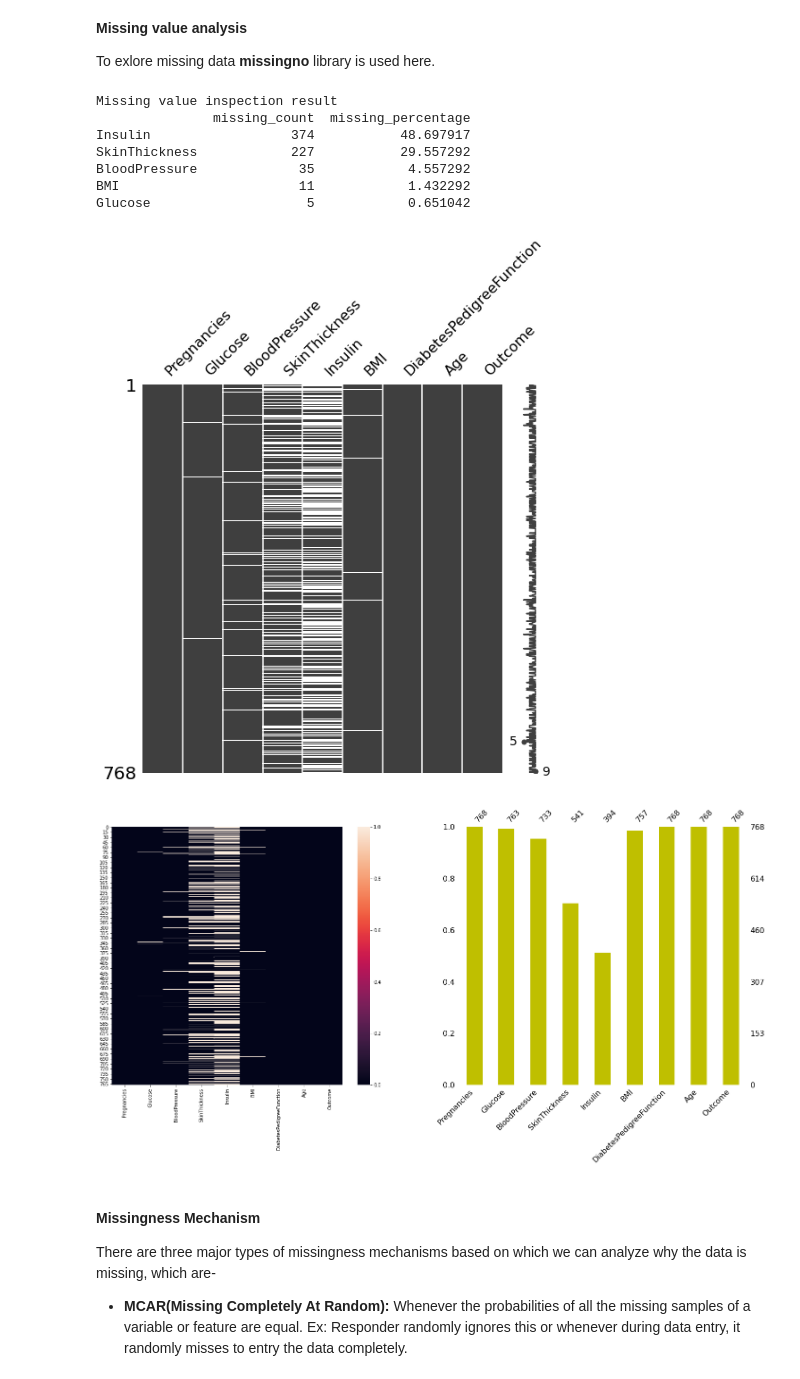
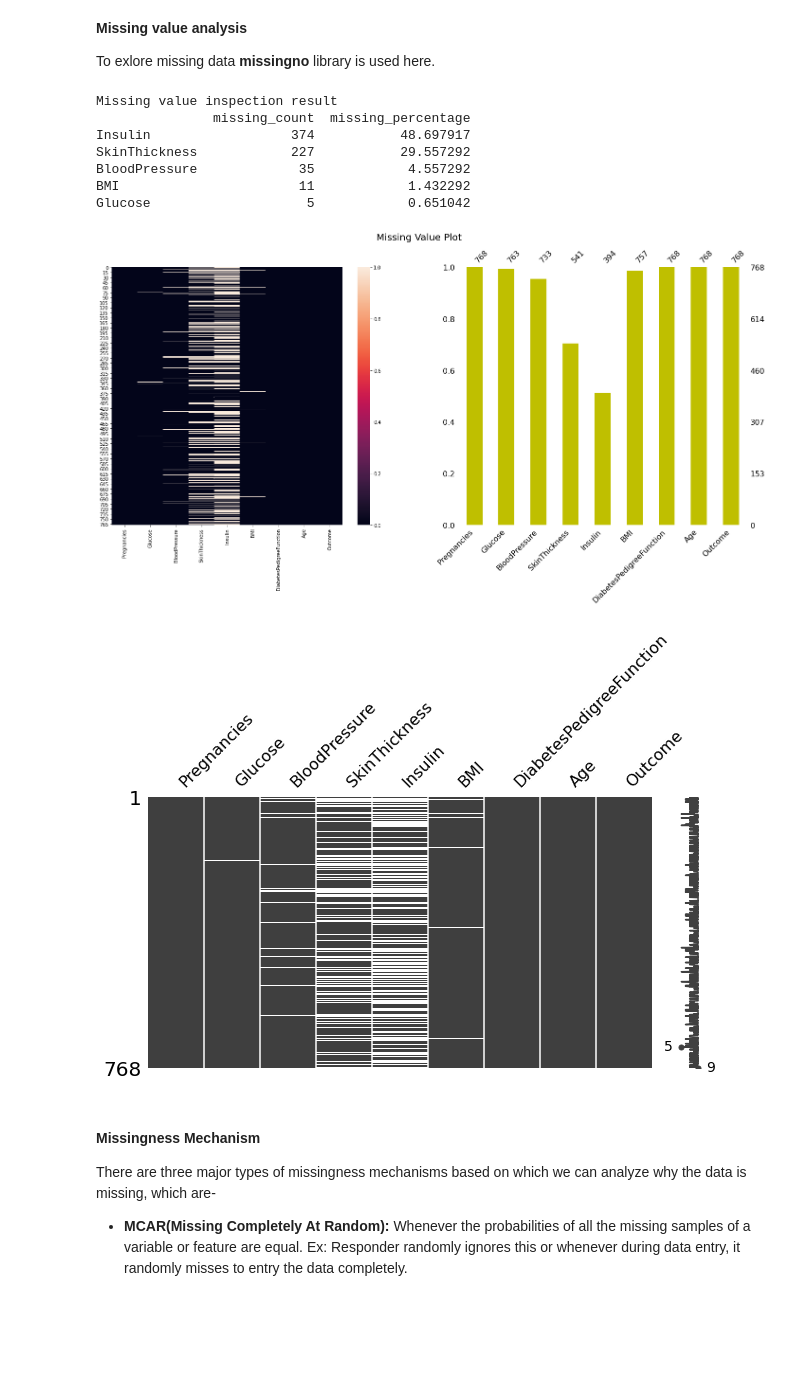
Before and after one commit to sayan0506/Prediction-model-for-Diabetes, a Jupyter notebook: Pima_Indian_Diabetes_prediction_model.ipynb, the cells around one changed output. Saved outputs shown, nothing was run; the diff lists cells and outputs as text; code cells hidden in the pictures; blank space fills up the shorter version.

```diff
--- a/Pima_Indian_Diabetes_prediction_model.ipynb
+++ b/Pima_Indian_Diabetes_prediction_model.ipynb
@@ -210,39 +210,40 @@ def missing_value_inspect(df):
 
   # concatenation(axis = 1 for column wise concatenation or concatenate columns)
   missing_df = pd.concat([miss_count, miss_percentage], axis = 1, keys=['missing_count', 'missing_percentage'])
 
   print(f'Missing value inspection result \n{missing_df}')
 
 # missing data explore
 missing_value_inspect(df_mod)
 
-# missingno matrix
-msno.matrix(df_mod, figsize = (8,8))
-plt.show()
-
 fig = plt.figure(figsize = (10,10))
+fig.suptitle('Missing Value Plot', fontsize = 20)
 # explore missing data in heatmap and bar diagram
 fig.add_subplot(121)
 
 # heatmap
 sns.heatmap(df_mod.isnull(), cbar=True)
 
 fig.add_subplot(122)
 
 # bar diagram
 msno.bar(df_mod,  color = 'y')
 
 plt.show()
+
+# missingno matrix
+msno.matrix(df_mod, figsize = (10,5), )
+plt.show()
 # %% [output]
 Missing value inspection result
                missing_count  missing_percentage
 Insulin                  374           48.697917
 SkinThickness            227           29.557292
 BloodPressure             35            4.557292
 BMI                       11            1.432292
 Glucose                    5            0.651042
-[figure, old version]
+[figure, new version]
-[figure, old version]
+[figure, new version]
 # %% [markdown]
 #### **Missingness Mechanism**
 
```
